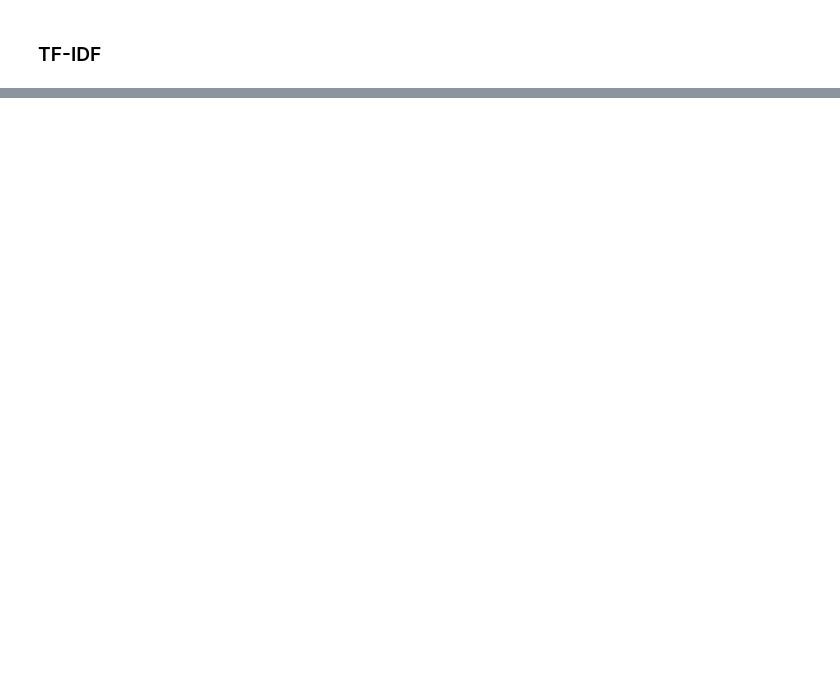
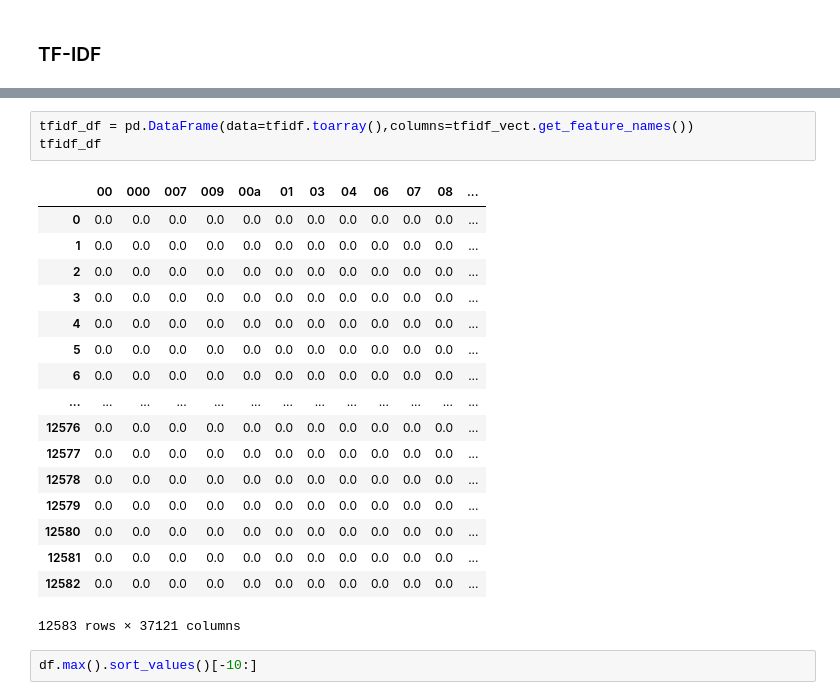
Before and after one commit to CT-Kyle/ML-Labs, a Jupyter notebook: ML-Lab-2.ipynb, the cells around one changed output, grey strips where cells are left out. Drawn from its saved outputs; the diff is of its cells as text; blank space fills up the shorter version.

```diff
--- a/ML-Lab-2.ipynb
+++ b/ML-Lab-2.ipynb
@@ -45,0 +69,23 @@ print(bag_words.shape)
+# %%
+tfidf_df = pd.DataFrame(data=tfidf.toarray(),columns=tfidf_vect.get_feature_names())
+tfidf_df
+# %% [output]
+|  | 00 | 000 | 007 | 009 | 00a | 01 | 03 | 04 | 06 | 07 | 08 | ... |
+| 0 | 0.0 | 0.0 | 0.0 | 0.0 | 0.0 | 0.0 | 0.0 | 0.0 | 0.0 | 0.0 | 0.0 | ... |
+| 1 | 0.0 | 0.0 | 0.0 | 0.0 | 0.0 | 0.0 | 0.0 | 0.0 | 0.0 | 0.0 | 0.0 | ... |
+| 2 | 0.0 | 0.0 | 0.0 | 0.0 | 0.0 | 0.0 | 0.0 | 0.0 | 0.0 | 0.0 | 0.0 | ... |
+| 3 | 0.0 | 0.0 | 0.0 | 0.0 | 0.0 | 0.0 | 0.0 | 0.0 | 0.0 | 0.0 | 0.0 | ... |
+| 4 | 0.0 | 0.0 | 0.0 | 0.0 | 0.0 | 0.0 | 0.0 | 0.0 | 0.0 | 0.0 | 0.0 | ... |
+| 5 | 0.0 | 0.0 | 0.0 | 0.0 | 0.0 | 0.0 | 0.0 | 0.0 | 0.0 | 0.0 | 0.0 | ... |
+| 6 | 0.0 | 0.0 | 0.0 | 0.0 | 0.0 | 0.0 | 0.0 | 0.0 | 0.0 | 0.0 | 0.0 | ... |
+| ... | ... | ... | ... | ... | ... | ... | ... | ... | ... | ... | ... | ... |
+| 12576 | 0.0 | 0.0 | 0.0 | 0.0 | 0.0 | 0.0 | 0.0 | 0.0 | 0.0 | 0.0 | 0.0 | ... |
+| 12577 | 0.0 | 0.0 | 0.0 | 0.0 | 0.0 | 0.0 | 0.0 | 0.0 | 0.0 | 0.0 | 0.0 | ... |
+| 12578 | 0.0 | 0.0 | 0.0 | 0.0 | 0.0 | 0.0 | 0.0 | 0.0 | 0.0 | 0.0 | 0.0 | ... |
+| 12579 | 0.0 | 0.0 | 0.0 | 0.0 | 0.0 | 0.0 | 0.0 | 0.0 | 0.0 | 0.0 | 0.0 | ... |
+| 12580 | 0.0 | 0.0 | 0.0 | 0.0 | 0.0 | 0.0 | 0.0 | 0.0 | 0.0 | 0.0 | 0.0 | ... |
+| 12581 | 0.0 | 0.0 | 0.0 | 0.0 | 0.0 | 0.0 | 0.0 | 0.0 | 0.0 | 0.0 | 0.0 | ... |
+| 12582 | 0.0 | 0.0 | 0.0 | 0.0 | 0.0 | 0.0 | 0.0 | 0.0 | 0.0 | 0.0 | 0.0 | ... |
+12583 rows × 37121 columns
+# %%
+df.max().sort_values()[-10:]
```
Also changed, not shown: parts of 6 cells of this notebook, 1 other file.
